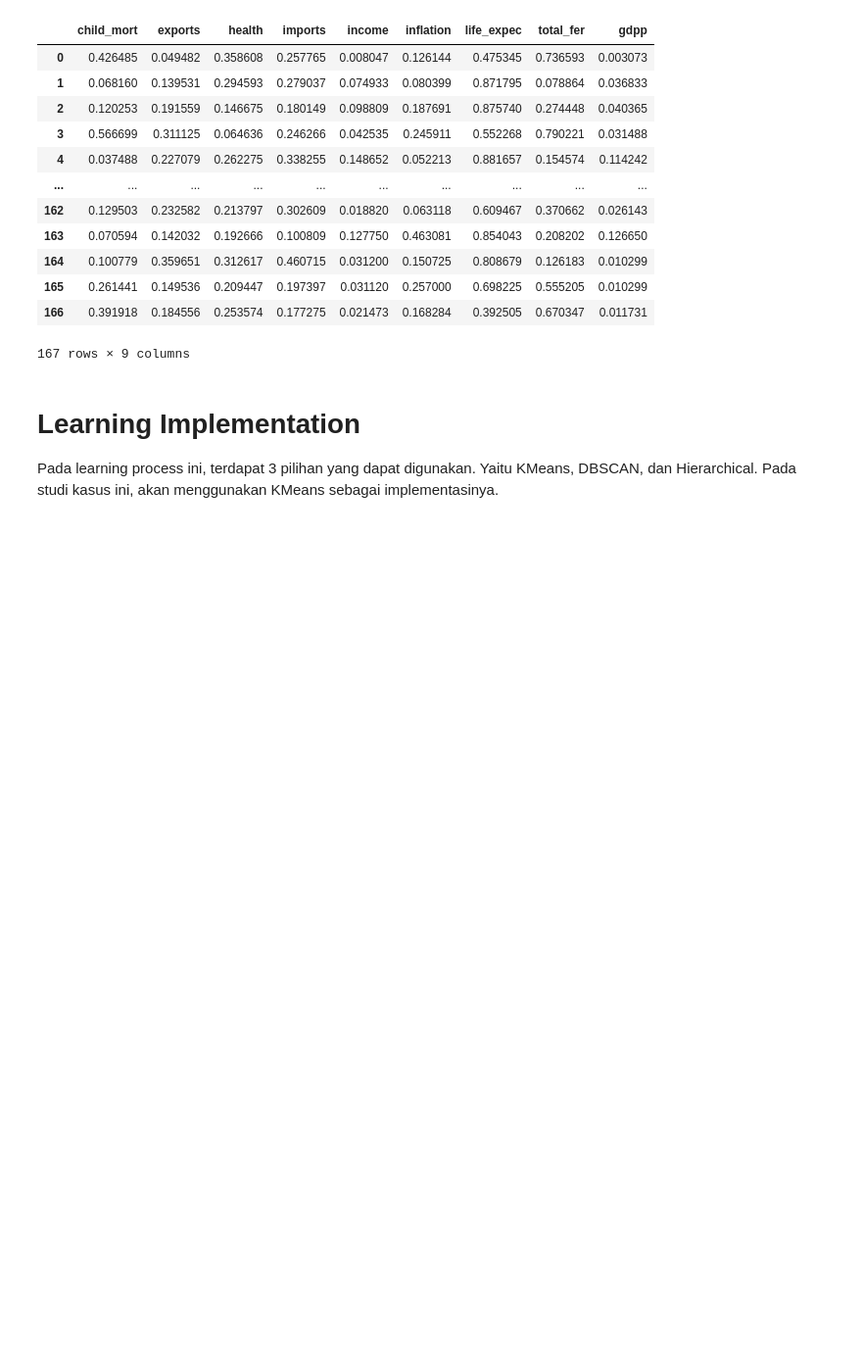
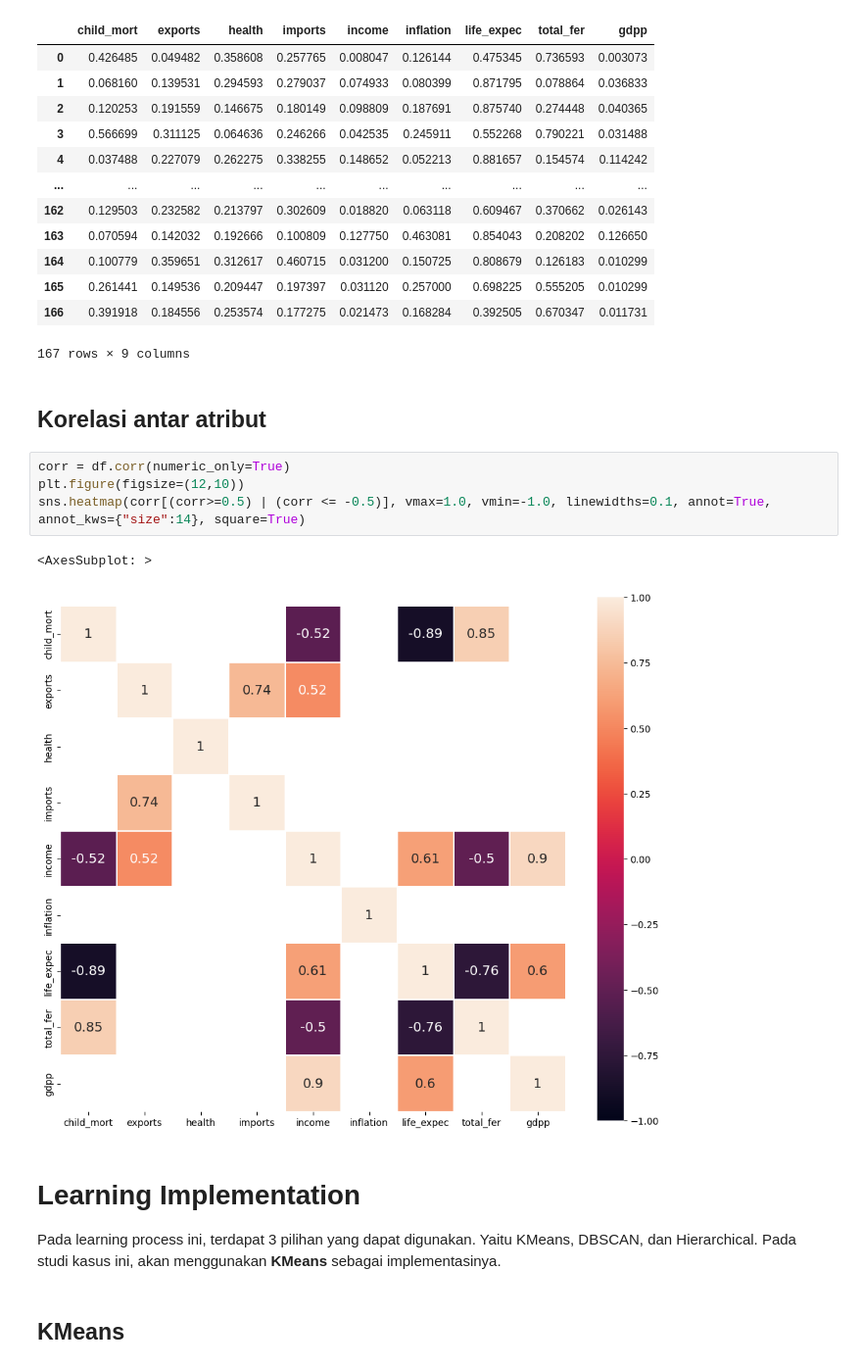
Before and after one commit to Hilmantm/tugas-machine-learning-case-based-2, a Jupyter notebook: Machine Learning - Case Based 2.ipynb, the cells around one changed output. Shown at 98% size. Saved outputs shown, nothing was run; the diff lists cells and outputs as text; blank space fills up the shorter version.

```diff
--- a/Machine Learning - Case Based 2.ipynb
+++ b/Machine Learning - Case Based 2.ipynb
@@ -130,6 +131,17 @@ df_scaling
 | 165 | 0.261441 | 0.149536 | 0.209447 | 0.197397 | 0.031120 | 0.257000 | 0.698225 | 0.555205 | 0.010299 |
 | 166 | 0.391918 | 0.184556 | 0.253574 | 0.177275 | 0.021473 | 0.168284 | 0.392505 | 0.670347 | 0.011731 |
 167 rows × 9 columns
+# %% [markdown]
+## Korelasi antar atribut
+# %%
+corr = df.corr(numeric_only=True)
+plt.figure(figsize=(12,10))
+sns.heatmap(corr[(corr>=0.5) | (corr <= -0.5)], vmax=1.0, vmin=-1.0, linewidths=0.1, annot=True, annot_kws={"size":14}, square=True)
+# %% [output]
+<AxesSubplot: >
+[figure, added]
 # %% [markdown]
 # Learning Implementation
-Pada learning process ini, terdapat 3 pilihan yang dapat digunakan. Yaitu KMeans, DBSCAN, dan Hierarchical. Pada studi kasus ini, akan menggunakan KMeans sebagai implementasinya.
+Pada learning process ini, terdapat 3 pilihan yang dapat digunakan. Yaitu KMeans, DBSCAN, dan Hierarchical. Pada studi kasus ini, akan menggunakan **KMeans** sebagai implementasinya.
+# %% [markdown]
+## KMeans
```
Also changed, not shown: parts of 13 cells of this notebook, 3 other files.
